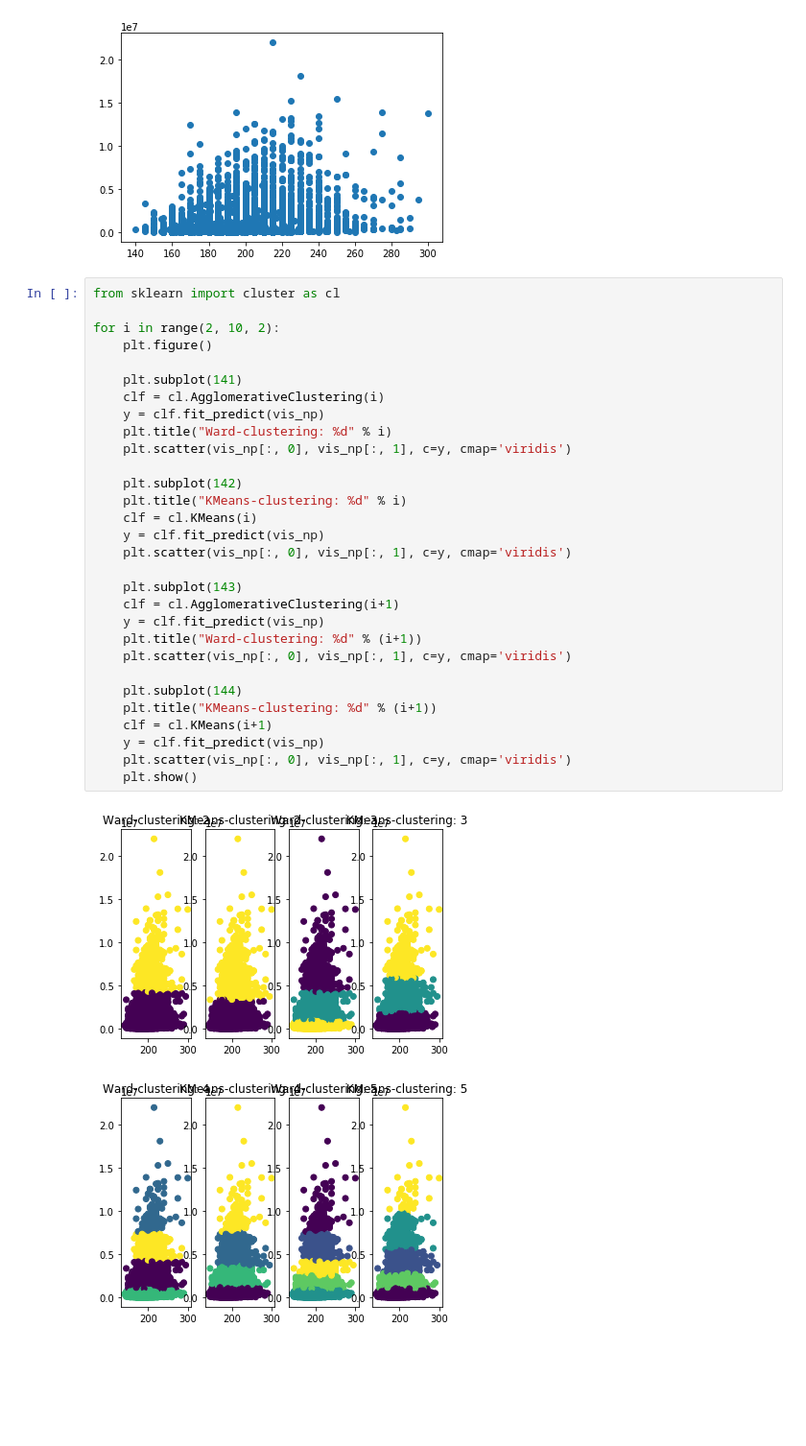
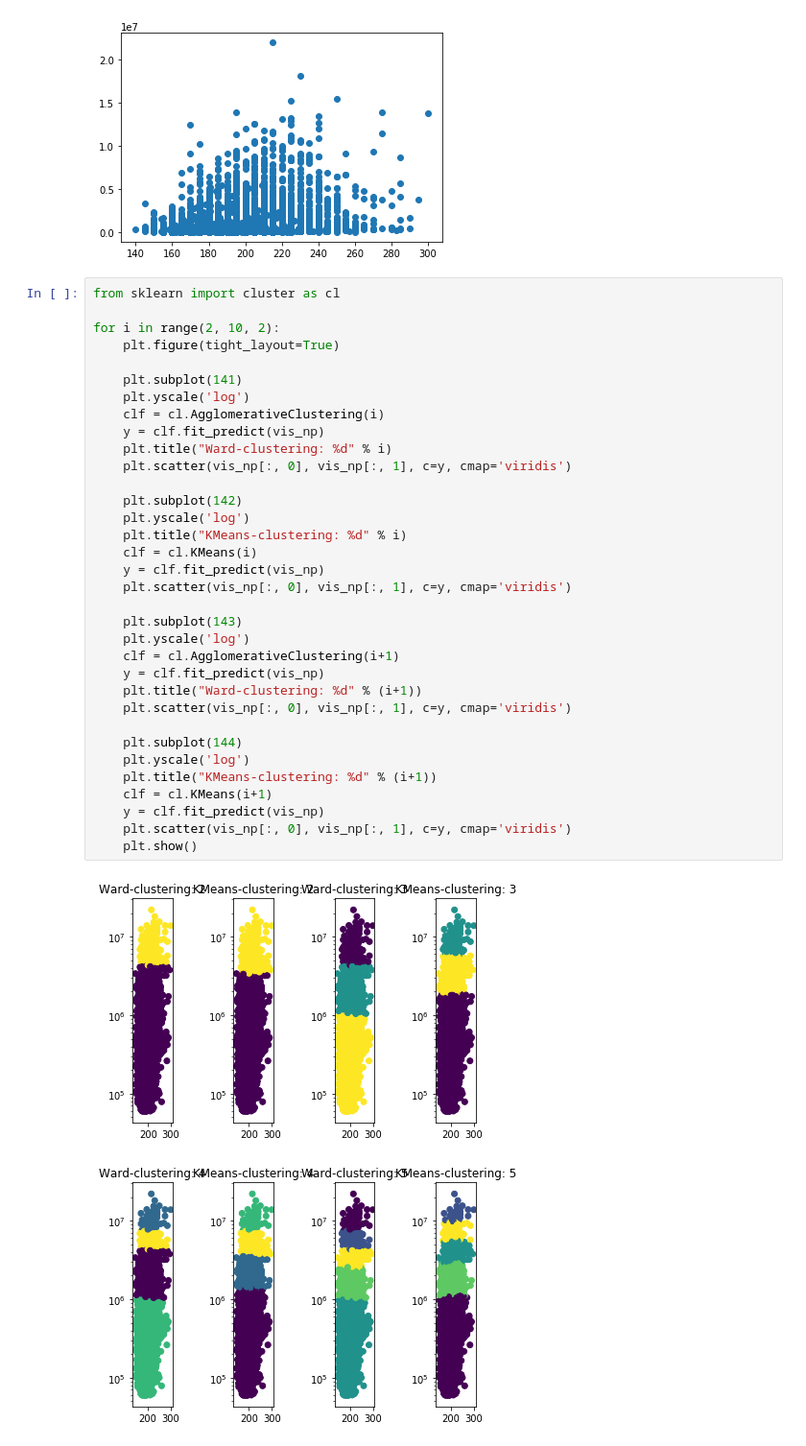
Before and after one commit to eliasverheyen/DB_PART4, a Jupyter notebook: Pt IV_0905.ipynb, the cells around one changed output. Shown at 96% size. Saved outputs shown, nothing was run; the diff lists cells and outputs as text; blank space fills up the shorter version.

```diff
--- a/Pt IV_0905.ipynb
+++ b/Pt IV_0905.ipynb
@@ -293,33 +293,37 @@ plt.scatter(vis_np[:, 0], vis_np[:, 1])
 # %%
 from sklearn import cluster as cl
 
 for i in range(2, 10, 2):
-    plt.figure()
+    plt.figure(tight_layout=True)
 
     plt.subplot(141)
+    plt.yscale('log')
     clf = cl.AgglomerativeClustering(i)
     y = clf.fit_predict(vis_np)
     plt.title("Ward-clustering: %d" % i)
     plt.scatter(vis_np[:, 0], vis_np[:, 1], c=y, cmap='viridis')
 
     plt.subplot(142)
+    plt.yscale('log')
     plt.title("KMeans-clustering: %d" % i)
     clf = cl.KMeans(i)
     y = clf.fit_predict(vis_np)
     plt.scatter(vis_np[:, 0], vis_np[:, 1], c=y, cmap='viridis')
 
     plt.subplot(143)
+    plt.yscale('log')
     clf = cl.AgglomerativeClustering(i+1)
     y = clf.fit_predict(vis_np)
     plt.title("Ward-clustering: %d" % (i+1))
     plt.scatter(vis_np[:, 0], vis_np[:, 1], c=y, cmap='viridis')
 
     plt.subplot(144)
+    plt.yscale('log')
     plt.title("KMeans-clustering: %d" % (i+1))
     clf = cl.KMeans(i+1)
     y = clf.fit_predict(vis_np)
     plt.scatter(vis_np[:, 0], vis_np[:, 1], c=y, cmap='viridis')
     plt.show()
 # %% [output]
-[figure, old version]
+[figure, new version]
-[figure, old version]
+[figure, new version]
```
Also changed, not shown: parts of 7 cells of this notebook.
